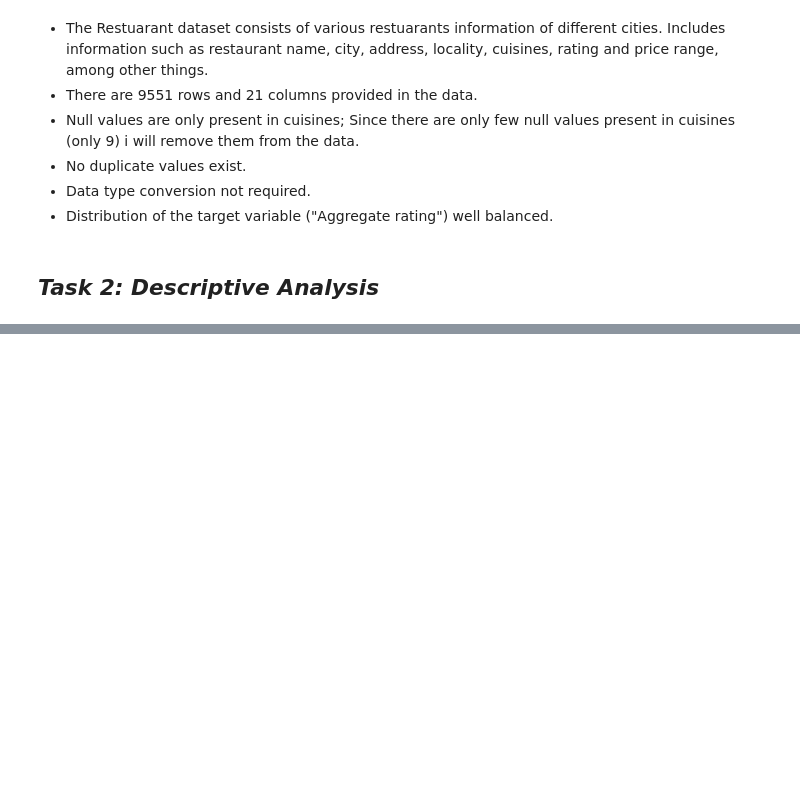
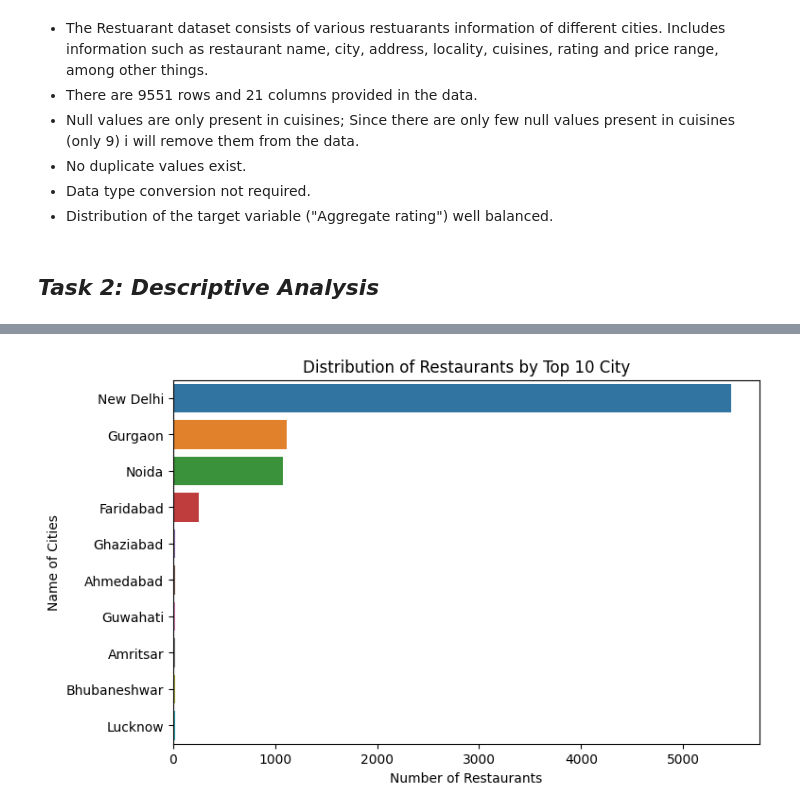
Before and after one commit to Apaulgithub/Restaurant_Data_Analysis_and_Prediction, a Jupyter notebook: Level 1/Restaurant_Data_Analysis_Level_1.ipynb, the cells around one changed output, grey strips where cells are left out. Drawn from its saved outputs; the diff is of its cells as text; code cells hidden in the pictures; blank space fills up the shorter version.

```diff
--- a/Level 1/Restaurant_Data_Analysis_Level_1.ipynb
+++ b/Level 1/Restaurant_Data_Analysis_Level_1.ipynb
@@ -262,0 +358,17 @@ Name: Aggregate rating, dtype: int64
+# %%
+# Count Plot Visualization Code for Cities
+# Set plot size
+plt.figure(figsize=(8, 5))
+
+# Create the figure object
+sns.countplot(y = df['City'], order=df.City.value_counts().iloc[:10].index)
+
+# Set Labels
+plt.xlabel('Number of Restaurants')
+plt.ylabel('Name of Cities')
+plt.title('Distribution of Restaurants by Top 10 City')
+
+# Display Chart
+plt.show()
+# %% [output]
+[figure, added]
```
Also changed, not shown: parts of 20 cells of this notebook.
